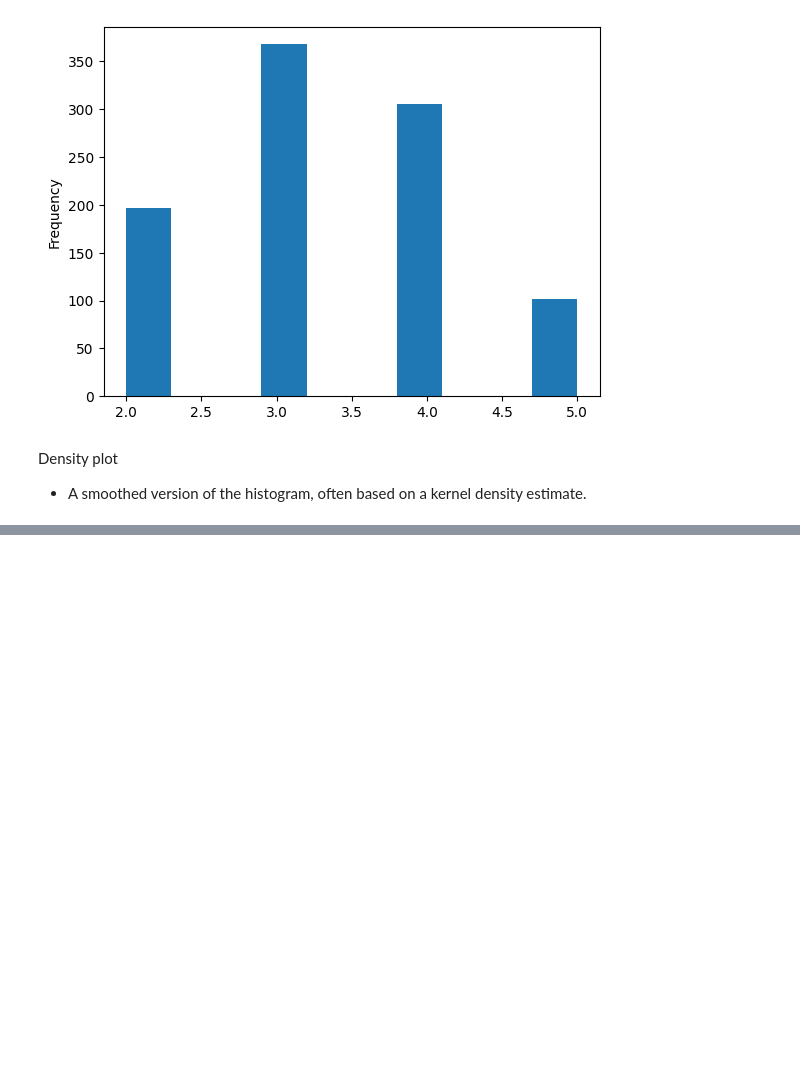
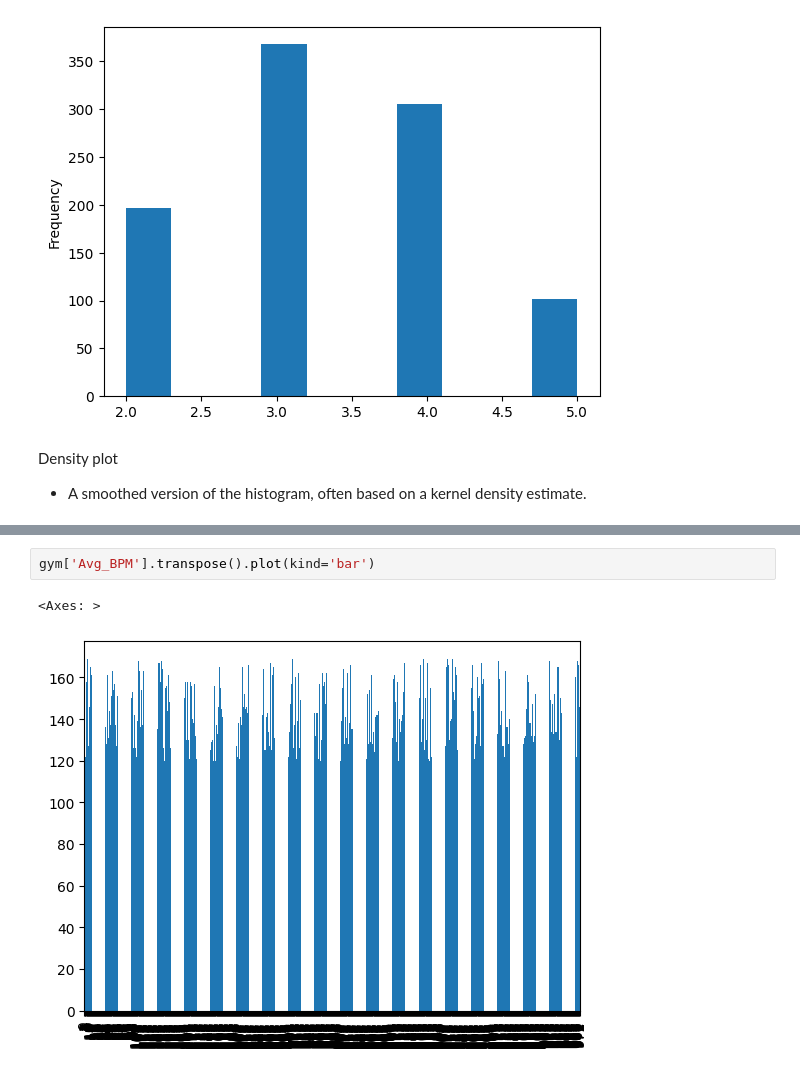
Before and after one commit to lucaspinheiro27/Statistics, a Jupyter notebook: Jupyter_notebooks/Gym_members.ipynb, the cells around one changed output, grey strips where cells are left out. Saved outputs shown, nothing was run; the diff lists cells and outputs as text; blank space fills up the shorter version.

```diff
--- a/Jupyter_notebooks/Gym_members.ipynb
+++ b/Jupyter_notebooks/Gym_members.ipynb
@@ -212,0 +228,5 @@ ax = gym['Workout_Frequency (days/week)'].plot(kind='kde')
+# %%
+gym['Avg_BPM'].transpose().plot(kind='bar')
+# %% [output]
+<Axes: >
+[figure, added]
```
Also changed, not shown: parts of 19 cells of this notebook.
